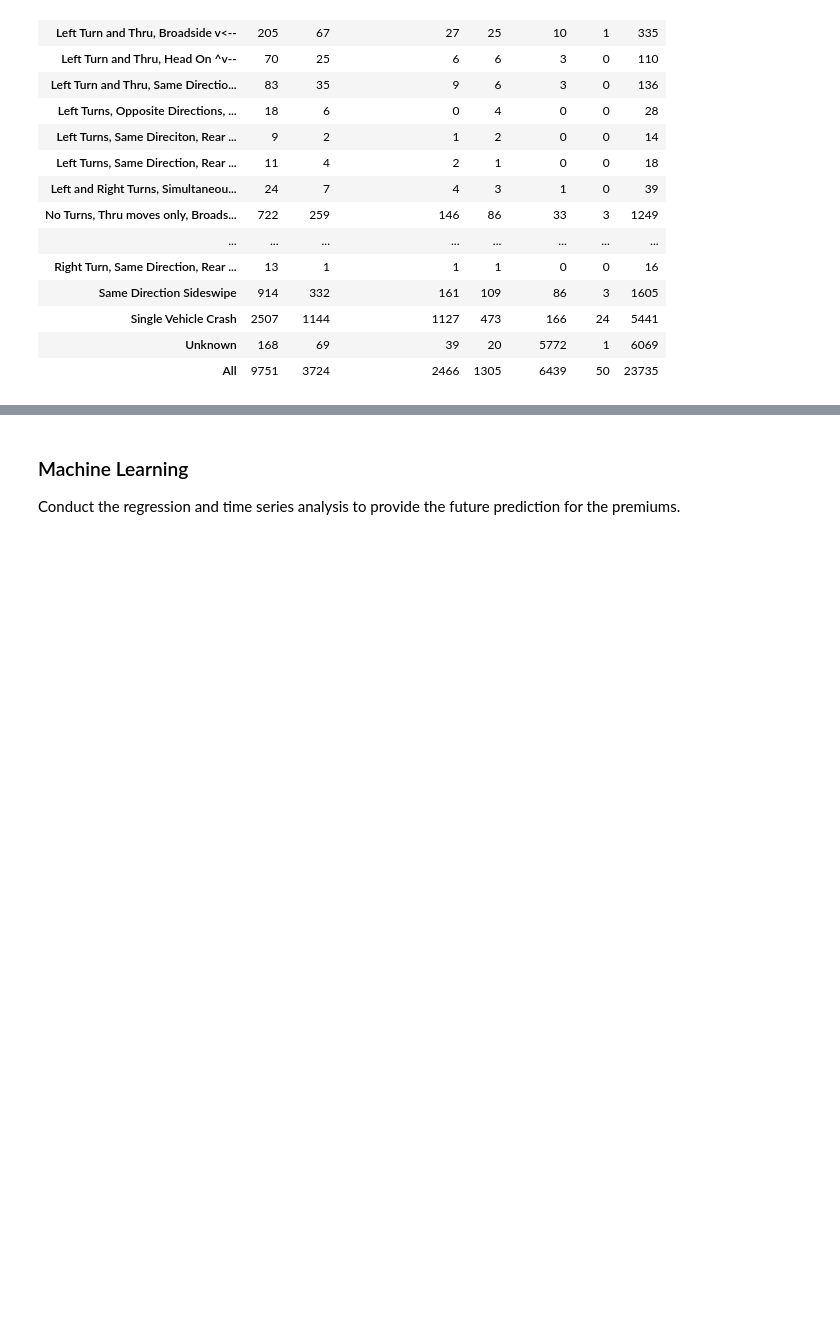
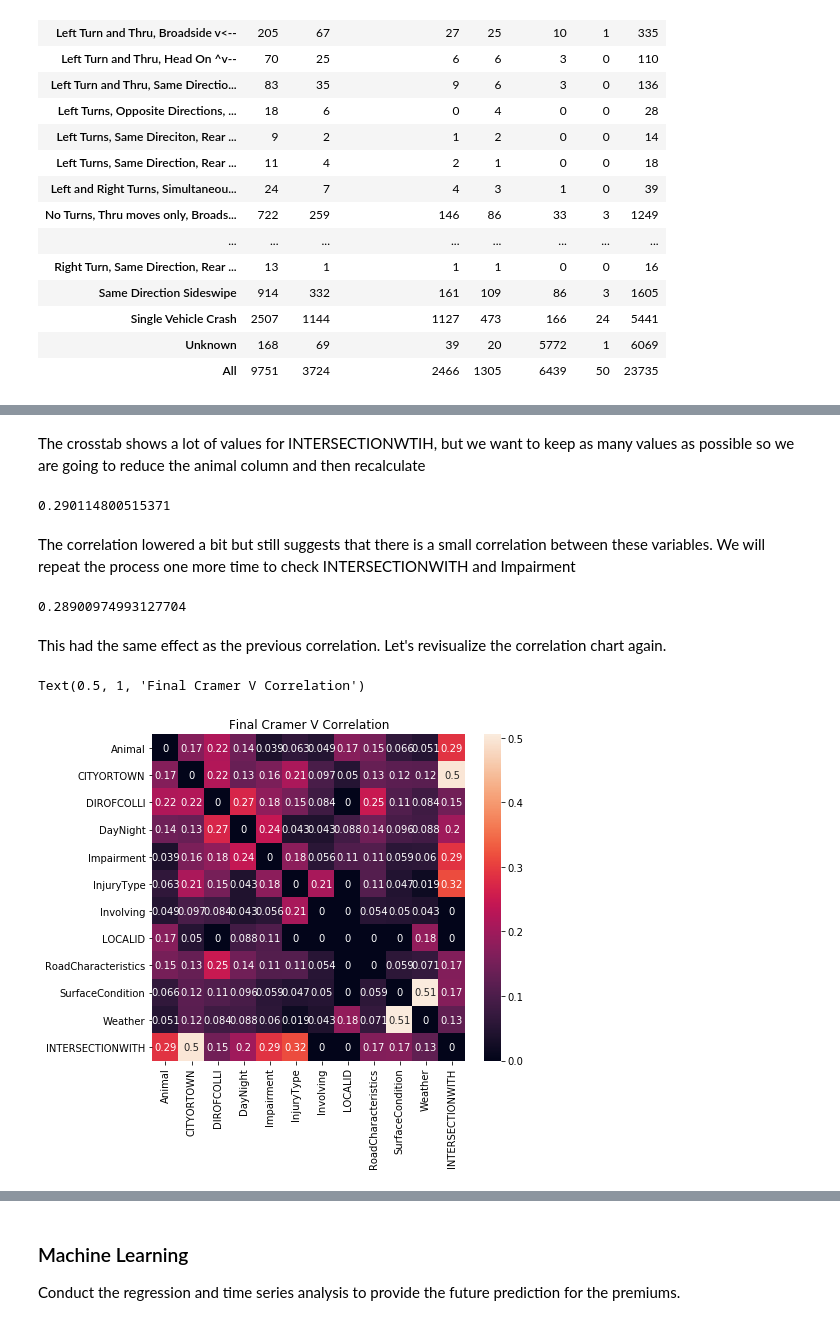
Before and after one commit to bmccxd/IST-5520-SP20-G1, a Jupyter notebook: Data Analysis-Group 1.ipynb, the cells around one changed output, grey strips where cells are left out. Cells and saved outputs as stored; diff of their text form; code cells hidden in the pictures; blank space fills up the shorter version.

```diff
--- a/Data Analysis-Group 1.ipynb
+++ b/Data Analysis-Group 1.ipynb
@@ -385,0 +510,63 @@ df.head()
+# %% [markdown]
+The crosstab shows a lot of values for INTERSECTIONWTIH, but we want to keep as many values as possible so we are going to reduce the animal column and then recalculate
+# %%
+# Grouping values in DIROFCOLLI
+# Create groups of values
+a_list = ['Animal','Deer','Domestic','Moose','Unknown','Wild']
+
+# Loop through column and replace values
+for i in a_list:
+    df2['Animal'] = df2['Animal'].replace(i, 'Animal Hit')
+
+df2['Animal'] = df2['Animal'].replace('None/Other','No Animal Hit')
+
+
+intersection_animal = pd.crosstab(df2['INTERSECTIONWITH'],df2['Animal'])
+
+
+cramers_corrected_stat(intersection_animal)
+# %% [output]
+0.290114800515371
+# %% [markdown]
+The correlation lowered a bit but still suggests that there is a small correlation between these variables. We will repeat the process one more time to check INTERSECTIONWITH and Impairment
+# %%
+# Grouping values in DIROFCOLLI
+# Create groups of values
+i_list = ['Alcohol','Alcohol and Drugs','Drugs']
+
+# Loop through column and replace values
+for i in i_list:
+    df2['Impairment'] = df2['Impairment'].replace(i, 'Impaired')
+
+df2['Impairment'] = df2['Impairment'].replace('None','Not Impaired')
+
+intersection_impairment= pd.crosstab(df2['INTERSECTIONWITH'],df2['Impairment'])
+
+
+cramers_corrected_stat(intersection_impairment)
+# %% [output]
+0.28900974993127704
+# %% [markdown]
+This had the same effect as the previous correlation. Let's revisualize the correlation chart again.
+# %%
+corr_matrix = np.zeros((len(chosen_cols),len(chosen_cols)))
+
+for col1, col2 in itertools.combinations(chosen_cols, 2):
+    try:
+        idx1, idx2 = chosen_cols.index(col1), chosen_cols.index(col2)
+        corr_matrix[idx1, idx2] = cramers_corrected_stat(pd.crosstab(df2[col1], df2[col2]))
+        corr_matrix[idx2, idx1] = corr_matrix[idx1, idx2]
+    except:
+        # If an error is thrown, replace the correlation value with 0.00
+        idx1, idx2 = chosen_cols.index(col1), chosen_cols.index(col2)
+        corr_matrix[idx1, idx2] = 0.00
+        corr_matrix[idx2, idx1] = corr_matrix[idx1, idx2]
+
+
+corr = pd.DataFrame(corr_matrix, index=chosen_cols, columns=chosen_cols)
+fig, ax = plt.subplots(figsize=(7, 6))
+ax = sns.heatmap(corr, annot=True, ax=ax)
+ax.set_title("Final Cramer V Correlation")
+# %% [output]
+Text(0.5, 1, 'Final Cramer V Correlation')
+[figure, added]
```
Also changed, not shown: parts of 30 cells of this notebook.
